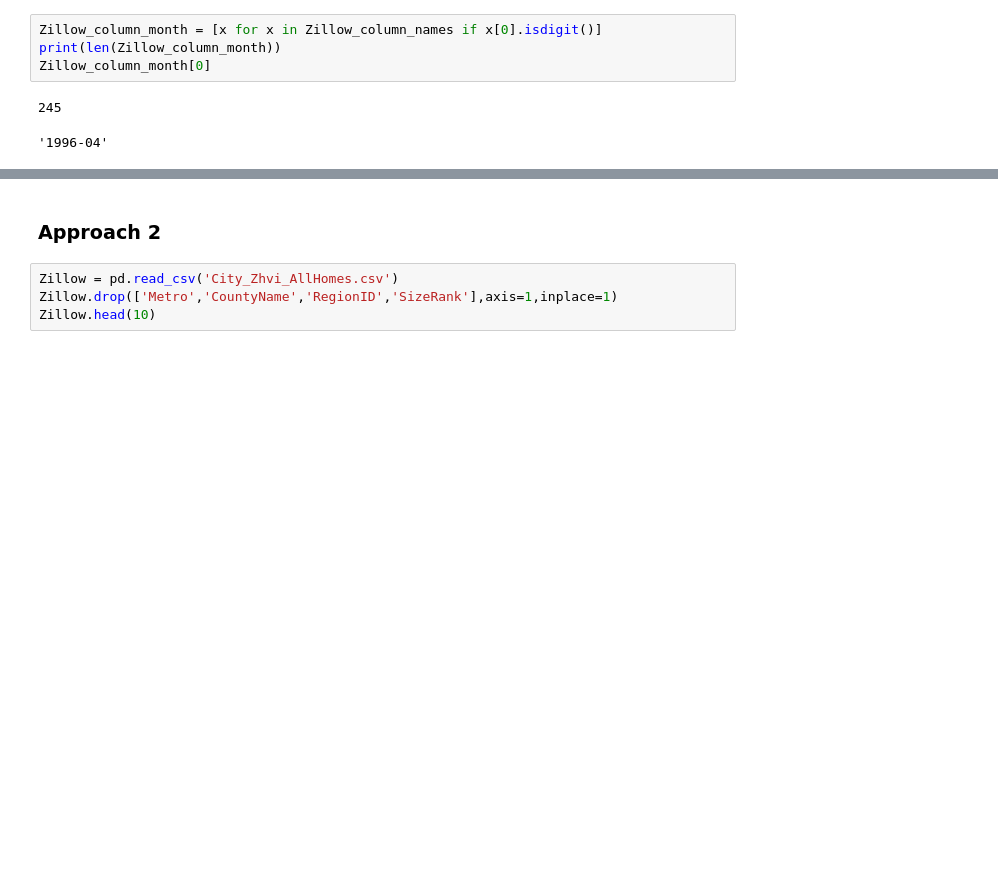
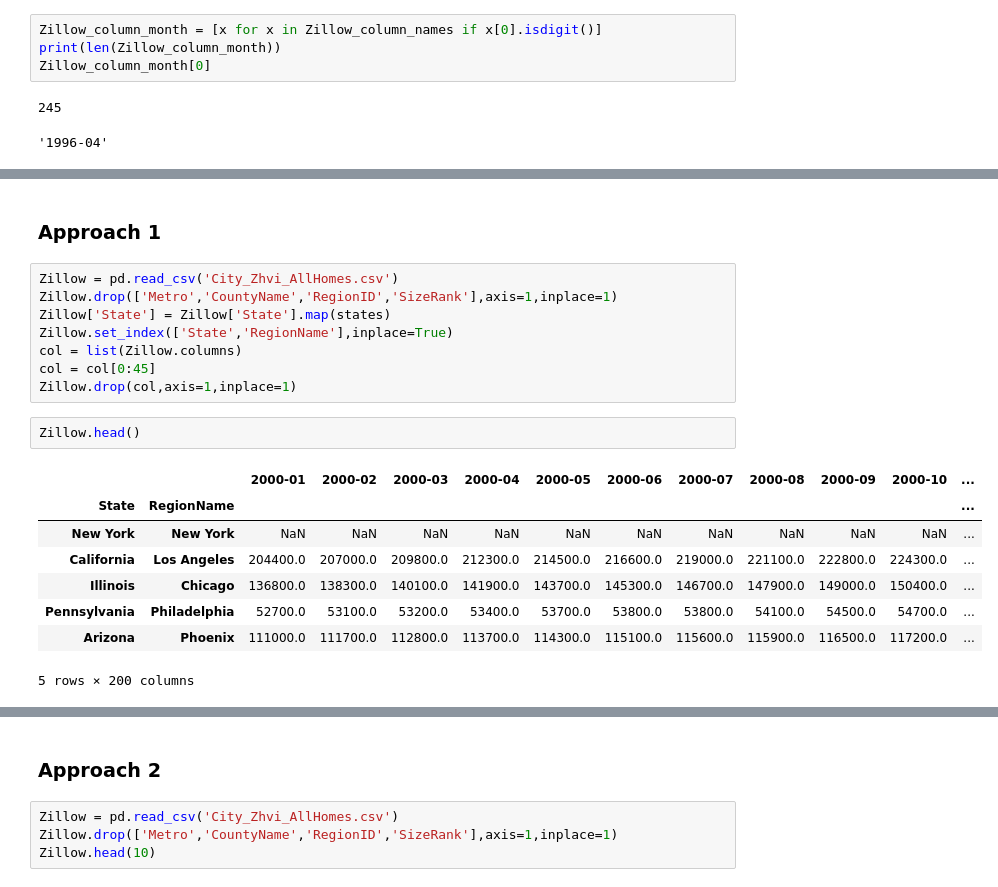
Before and after one commit to vectormars/Applied-Data-Science-with-Python, a Jupyter notebook: Course 1. Introduction to Data Science in Python/Week 4. Statistical Analysis in Python/Assignment+4.ipynb, the cells around one changed output, grey strips where cells are left out. Drawn from its saved outputs; the diff is of its cells as text; blank space fills up the shorter version.

```diff
--- a/Course 1. Introduction to Data Science in Python/Week 4. Statistical Analysis in Python/Assignment+4.ipynb
+++ b/Course 1. Introduction to Data Science in Python/Week 4. Statistical Analysis in Python/Assignment+4.ipynb
@@ -641,0 +703,21 @@ Zillow_column_month[0]
+# %% [markdown]
+### Approach 1
+# %%
+Zillow = pd.read_csv('City_Zhvi_AllHomes.csv')
+Zillow.drop(['Metro','CountyName','RegionID','SizeRank'],axis=1,inplace=1)
+Zillow['State'] = Zillow['State'].map(states)
+Zillow.set_index(['State','RegionName'],inplace=True)
+col = list(Zillow.columns)
+col = col[0:45]
+Zillow.drop(col,axis=1,inplace=1)
+# %%
+Zillow.head()
+# %% [output]
+|  |  | 2000-01 | 2000-02 | 2000-03 | 2000-04 | 2000-05 | 2000-06 | 2000-07 | 2000-08 | 2000-09 | 2000-10 | ... |
+| State | RegionName |  |  |  |  |  |  |  |  |  |  | ... |
+| New York | New York | NaN | NaN | NaN | NaN | NaN | NaN | NaN | NaN | NaN | NaN | ... |
+| California | Los Angeles | 204400.0 | 207000.0 | 209800.0 | 212300.0 | 214500.0 | 216600.0 | 219000.0 | 221100.0 | 222800.0 | 224300.0 | ... |
+| Illinois | Chicago | 136800.0 | 138300.0 | 140100.0 | 141900.0 | 143700.0 | 145300.0 | 146700.0 | 147900.0 | 149000.0 | 150400.0 | ... |
+| Pennsylvania | Philadelphia | 52700.0 | 53100.0 | 53200.0 | 53400.0 | 53700.0 | 53800.0 | 53800.0 | 54100.0 | 54500.0 | 54700.0 | ... |
+| Arizona | Phoenix | 111000.0 | 111700.0 | 112800.0 | 113700.0 | 114300.0 | 115100.0 | 115600.0 | 115900.0 | 116500.0 | 117200.0 | ... |
+5 rows × 200 columns
```
Also changed, not shown: parts of 9 cells of this notebook.
